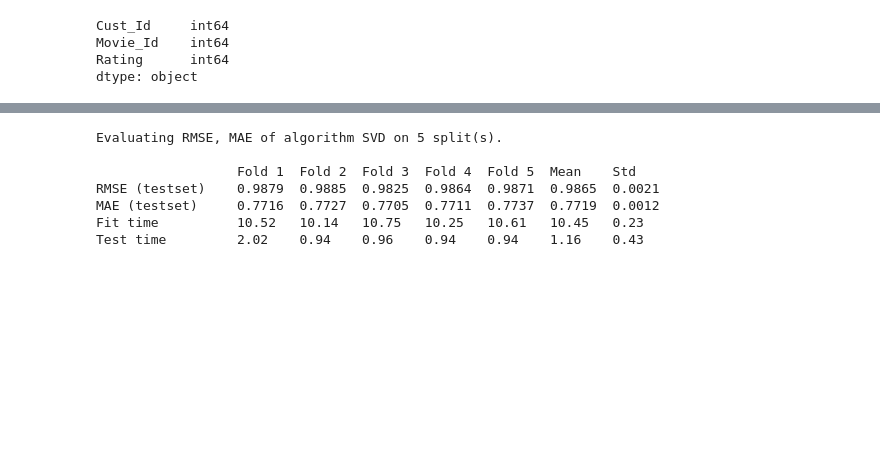
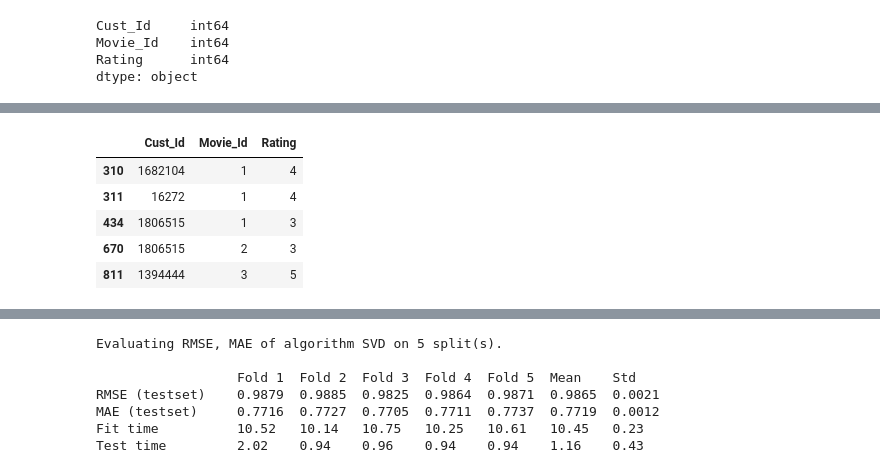
Before and after one commit to erikmarcon/MLGroup7, a Jupyter notebook: NetflixChallenge.ipynb, the cells around one changed output, grey strips where cells are left out. Cells and saved outputs as stored; diff of their text form; code cells hidden in the pictures; blank space fills up the shorter version.

Commit message:
KNN - dropping random users instead of using first X lines of raw data

```diff
--- a/NetflixChallenge.ipynb
+++ b/NetflixChallenge.ipynb
@@ -107,27 +107,30 @@ df_title.head(10)
 # %%
 # Loading the user data
 # User ID, Movie ID, Rating and Date
-flag_limit = True
-df = readFile('data/combined_data_all.txt', flag = flag_limit)
+flag_limit = False
+df1 = readFile('data/combined_data_1.txt', flag = flag_limit)
+df2 = readFile('data/combined_data_2.txt', flag = flag_limit)
+df3 = readFile('data/combined_data_3.txt', flag = flag_limit)
+df4 = readFile('data/combined_data_4.txt', flag = flag_limit)
 # Transform everything to INT, occupies less RAM.
-df['Rating'] = df['Rating'].astype(int)
-df['Cust_Id'] = df['Cust_Id'].astype(int)
+df1['Rating'] = df1['Rating'].astype(int)
+df2['Rating'] = df2['Rating'].astype(int)
+df3['Rating'] = df3['Rating'].astype(int)
+df4['Rating'] = df4['Rating'].astype(int)
+df1['Cust_Id'] = df1['Cust_Id'].astype(int)
+df2['Cust_Id'] = df2['Cust_Id'].astype(int)
+df3['Cust_Id'] = df3['Cust_Id'].astype(int)
+df4['Cust_Id'] = df4['Cust_Id'].astype(int)
 # %%
 # Creation of the DataFrame with all the data
+df = df1.copy()
+df = pd.concat([df1, df2, df3, df4])
 df.index = np.arange(0,len(df))
 df.head(10)
 # Drop everything but the essential information
 df = df.loc[:, ['Cust_Id', 'Movie_Id', 'Rating']]
 original = df
 
-# # Complete Dataframe with the movie titles
-# # Not necessary
-# df = df.merge(df_title, how='left')
-# df = df.loc[:, ['Cust_Id', 'Movie_Id', 'Title', 'Release_Year', 'Rating', 'Date']]
-# df.head(-10)
-
-# Too much data, so I'm deleting the dataframes after the merge
-# In total it uses 14gb of memory
-# Explicitily calling the garbage collector to free up RAM
+del df1, df2, df3, df4, # df_title
 gc.collect()
 # %% [output]
@@ -135,3 +138,16 @@ gc.collect()
+# %%
+# Reducing the dataset so it works with reasonable RAM consumption
+drop_percentage = 0.99
+cid_as_int = list(map(lambda x: int(x), cid_list.keys()))
+cid_as_str = list(map(lambda x: x, cid_list.keys()))
+cid_df = pd.DataFrame(data={"Cust_Id": cid_as_int})
+
+# print(cid_df)
+arr_cid_to_drop = default_rng().choice(cid_df.index, size=(math.floor(len(cid_df)*drop_percentage)), replace=False)
+cid_df.drop(index=arr_cid_to_drop, inplace=True)
+mask1 = df["Cust_Id"].isin(cid_df["Cust_Id"].tolist())
+df = df[df["Cust_Id"].isin(cid_df["Cust_Id"].tolist())]
+# df.info()
 # %%
 df.info()
 # %% [output]
@@ -222,2 +238,11 @@ Test time         2.12    2.94    2.99    2.12    3.02    2.64    0.42
+# %%
+df.head()
+# %% [output]
+|  | Cust_Id | Movie_Id | Rating |
+| 310 | 1682104 | 1 | 4 |
+| 311 | 16272 | 1 | 4 |
+| 434 | 1806515 | 1 | 3 |
+| 670 | 1806515 | 2 | 3 |
+| 811 | 1394444 | 3 | 5 |
 # %%
 # show results on random user
```
Also changed, not shown: parts of 4 cells of this notebook.
